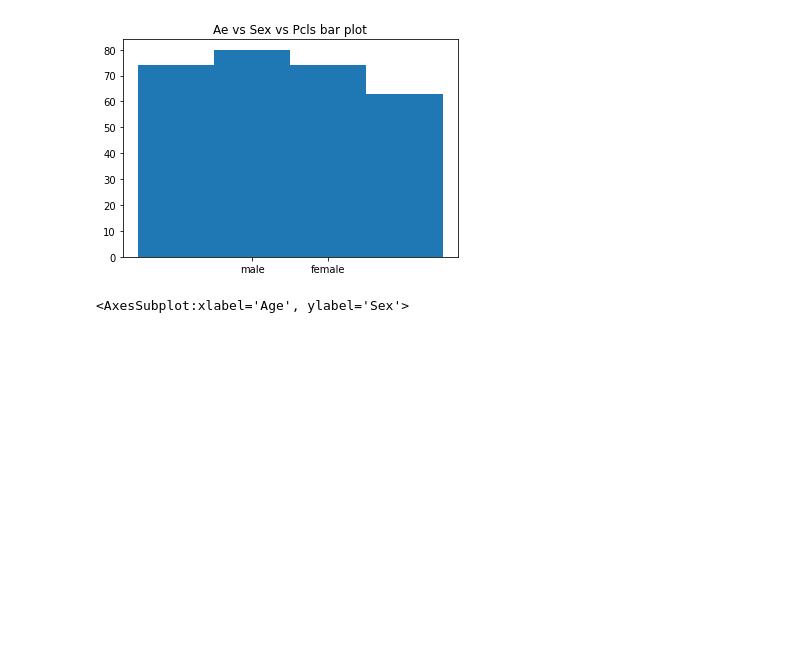
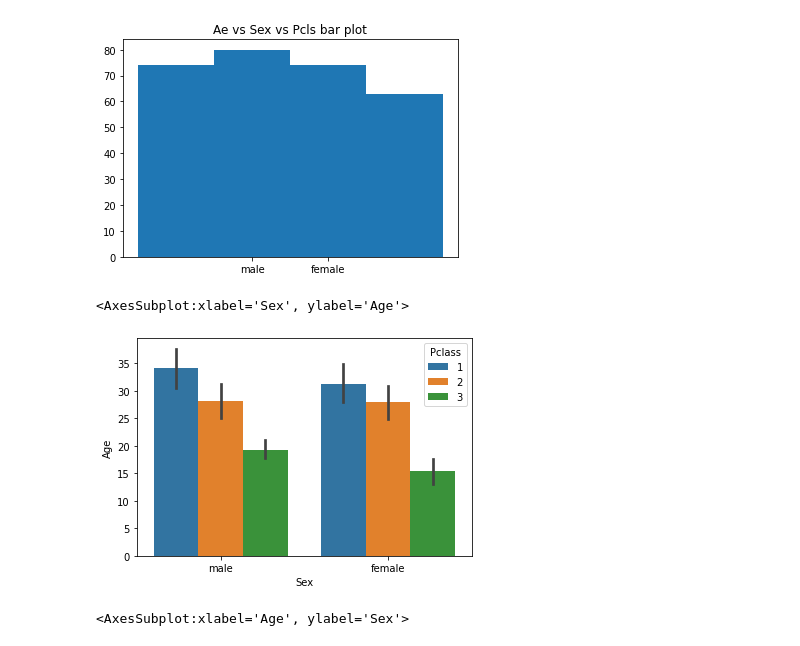
Before and after one commit to kallu29/EDA-ON-TITANIC-DATA-SET, a Jupyter notebook: first project.ipynb, the cells around one changed output. Drawn from its saved outputs; the diff is of its cells as text; code cells hidden in the pictures; blank space fills up the shorter version.

```diff
--- a/first project.ipynb
+++ b/first project.ipynb
@@ -284,6 +284,11 @@ plt.title("Ae vs Sex vs Pcls bar plot")
 plt.show()
 # %% [output]
 [figure]
+# %%
+sns.barplot(data["Sex"],data["Age"],data["Pclass"])
+# %% [output]
+<AxesSubplot:xlabel='Sex', ylabel='Age'>
+[figure, added]
 # %%
 #...violin plot(sex vs age vs pcls)....#
 # %%
```
Also changed, not shown: parts of 1 cell of this notebook.
